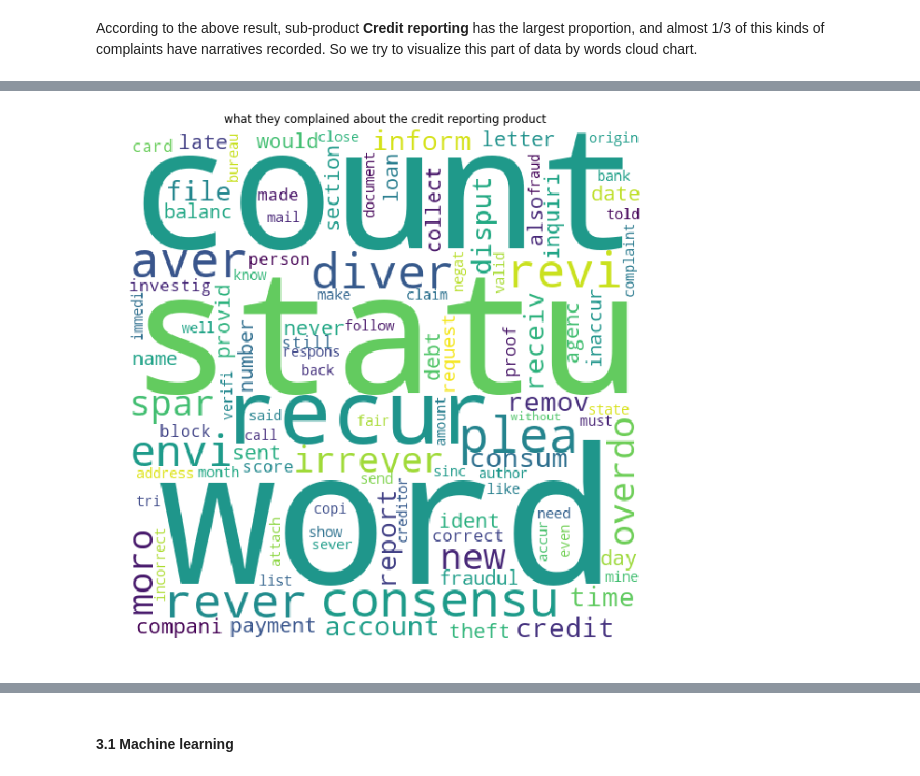
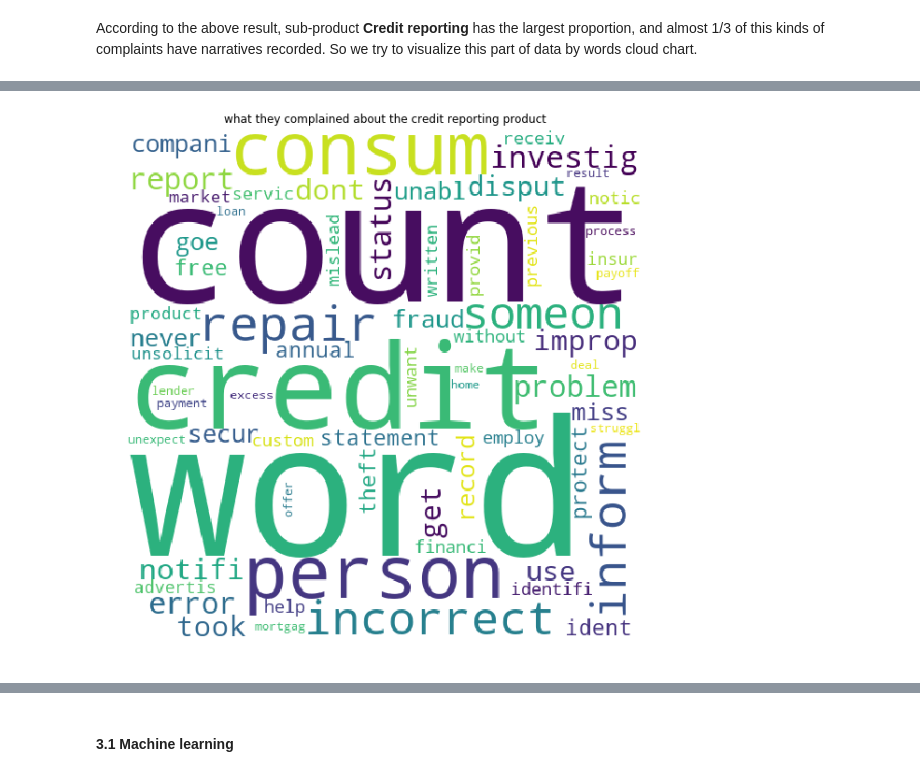
Before and after one commit to rachel0614/BDA2021Project1, a Jupyter notebook: BDA/CustomerComplaint.ipynb, the cells around one changed output, grey strips where cells are left out. Cells and saved outputs as stored; diff of their text form; code cells hidden in the pictures.

```diff
--- a/BDA/CustomerComplaint.ipynb
+++ b/BDA/CustomerComplaint.ipynb
@@ -203,0 +223,24 @@ sdf.createOrReplaceTempView('t_complaints')
+# %%
+from pyspark.ml.feature import StringIndexer, OneHotEncoderEstimator
+
+#categorical columns
+cat_cols = [
+ 'sub_issue',
+ 'sub_product',
+ 'issue',
+ 'tags',
+ 'state',
+  'submitted_via',
+]
+# 'company_response',
+stages = []
+#get dummies and assemble into feature column
+for col in cat_cols:
+  stages.append(StringIndexer(inputCol=col, outputCol=col+'_index', handleInvalid='skip'))
+  stages.append(OneHotEncoderEstimator(inputCols=[col+'_index'], outputCols=[col+'_vec'], dropLast=False))
+
+stages.append(VectorAssembler(inputCols=[c+'_vec' for c in cat_cols], outputCol='features'))
+pipeline = Pipeline(stages=stages)
+model = pipeline.fit(sdf_cleaned)
+sdf_cleaned = pipeline.fit(sdf_cleaned).transform(sdf_cleaned)
+#hashingTF = new HashingTF().setInputCol("words").setOutputCol("rawFeatures").setNumFeatures(20)
@@ -203,0 +249,5 @@ sdf.createOrReplaceTempView('t_complaints')
+# %%
+#for prediction
+
+indexer = StringIndexer(inputCol="company_response", outputCol="label")
+sdf_cleaned = indexer.fit(sdf_cleaned).transform(sdf_cleaned)
@@ -203,0 +256,2 @@ sdf.createOrReplaceTempView('t_complaints')
+# %%
+sdf_ml = sdf_cleaned.select('label','complaint_length','features')
@@ -549,0 +738,5 @@ def show_words_cloud(sdf,title):
+# %%
+sdf_content = sqlContext.sql("SELECT year_received,concat(issue,sub_issue,product,sub_product) AS issues " + \
+          " FROM t_complaints WHERE " +\
+          " product_merged like '%Credit%'  " +\
+          " AND year_received>=2017")
@@ -550,4 +768,6 @@ def show_words_cloud(sdf,title):
 # %%
+#display(sdf_content)
+df_words = parseContent(sdf_content,"issues")
 show_words_cloud(df_words,"what they complained about the credit reporting product")
 # %% [output]
-[figure, old version]
+[figure, new version]
```
Also changed, not shown: parts of 95 cells of this notebook, 2 other files.
